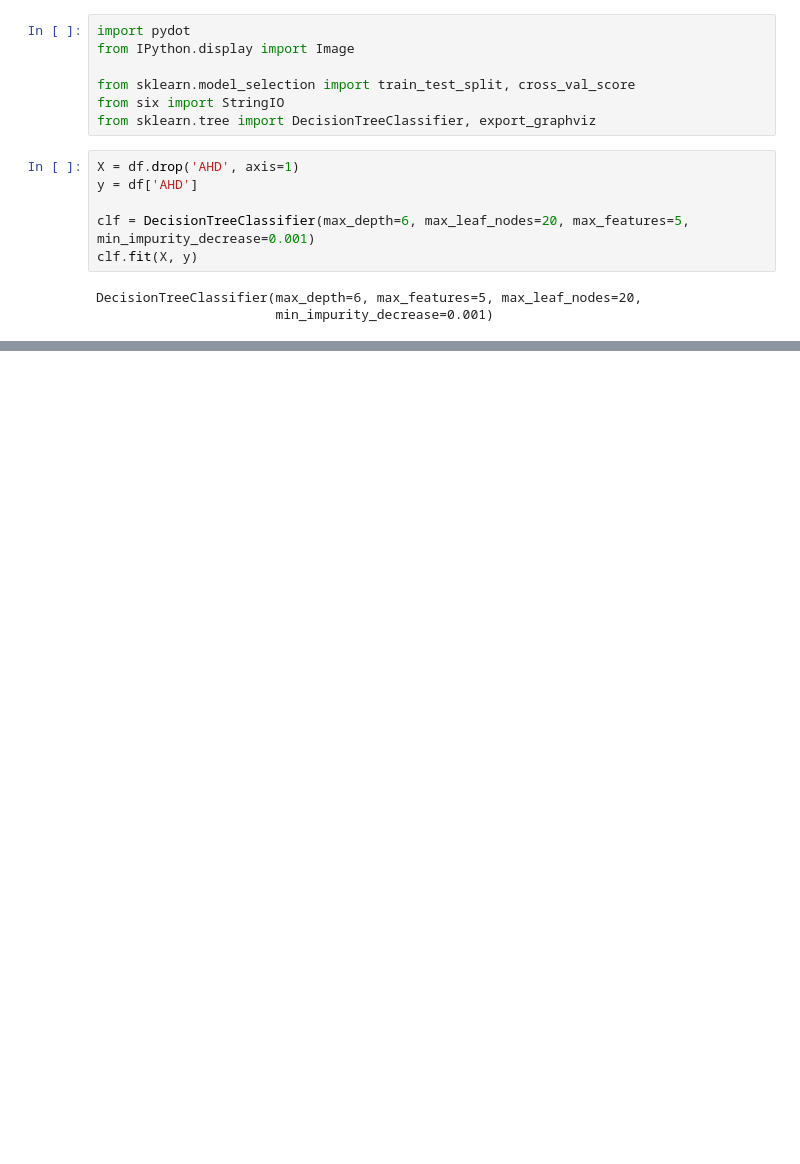
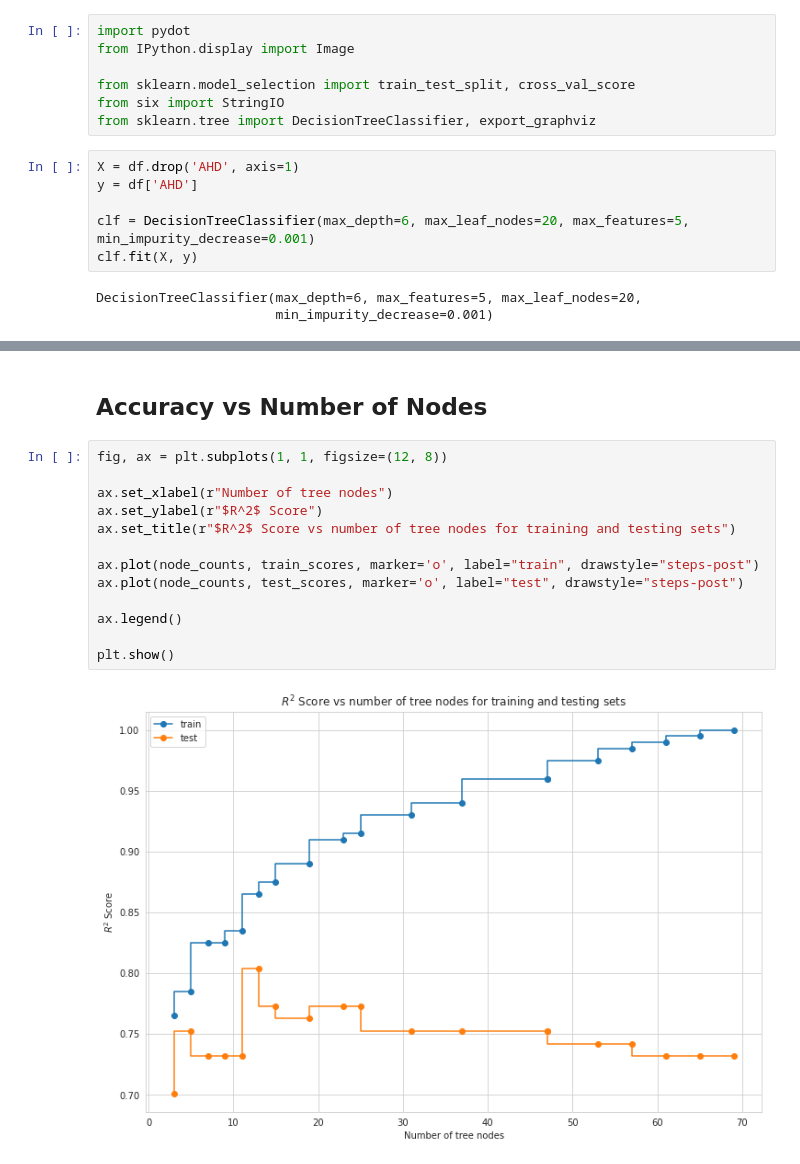
Before and after one commit to somnath1077/MachineLearningExercises, a Jupyter notebook: isrl_rev/ch08/ch08_classification_trees.ipynb, the cells around one changed output, grey strips where cells are left out. Cells and saved outputs as stored; diff of their text form; blank space fills up the shorter version.

```diff
--- a/isrl_rev/ch08/ch08_classification_trees.ipynb
+++ b/isrl_rev/ch08/ch08_classification_trees.ipynb
@@ -146,0 +227,17 @@ Image(graph[0].create_png())
+# %% [markdown]
+## Accuracy vs Number of Nodes
+# %%
+fig, ax = plt.subplots(1, 1, figsize=(12, 8))
+
+ax.set_xlabel(r"Number of tree nodes")
+ax.set_ylabel(r"$R^2$ Score")
+ax.set_title(r"$R^2$ Score vs number of tree nodes for training and testing sets")
+
+ax.plot(node_counts, train_scores, marker='o', label="train", drawstyle="steps-post")
+ax.plot(node_counts, test_scores, marker='o', label="test", drawstyle="steps-post")
+
+ax.legend()
+
+plt.show()
+# %% [output]
+[figure, added]
```
Also changed, not shown: parts of 13 cells of this notebook.
